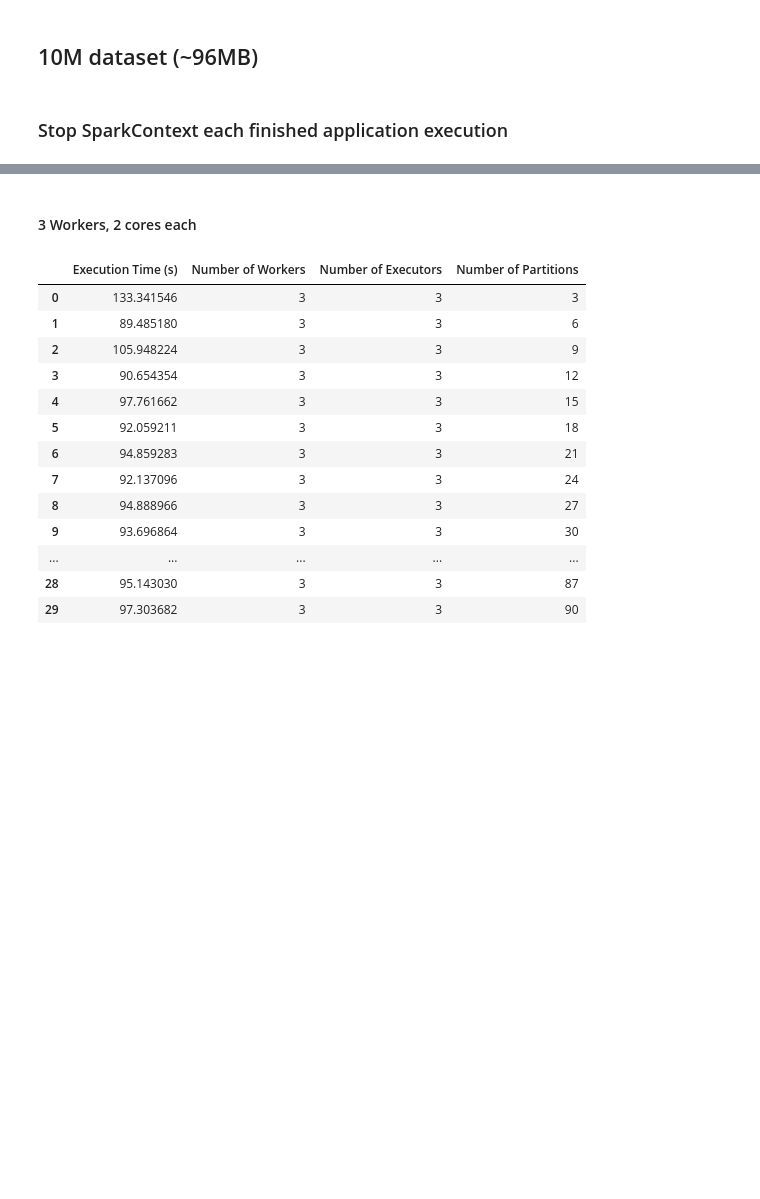
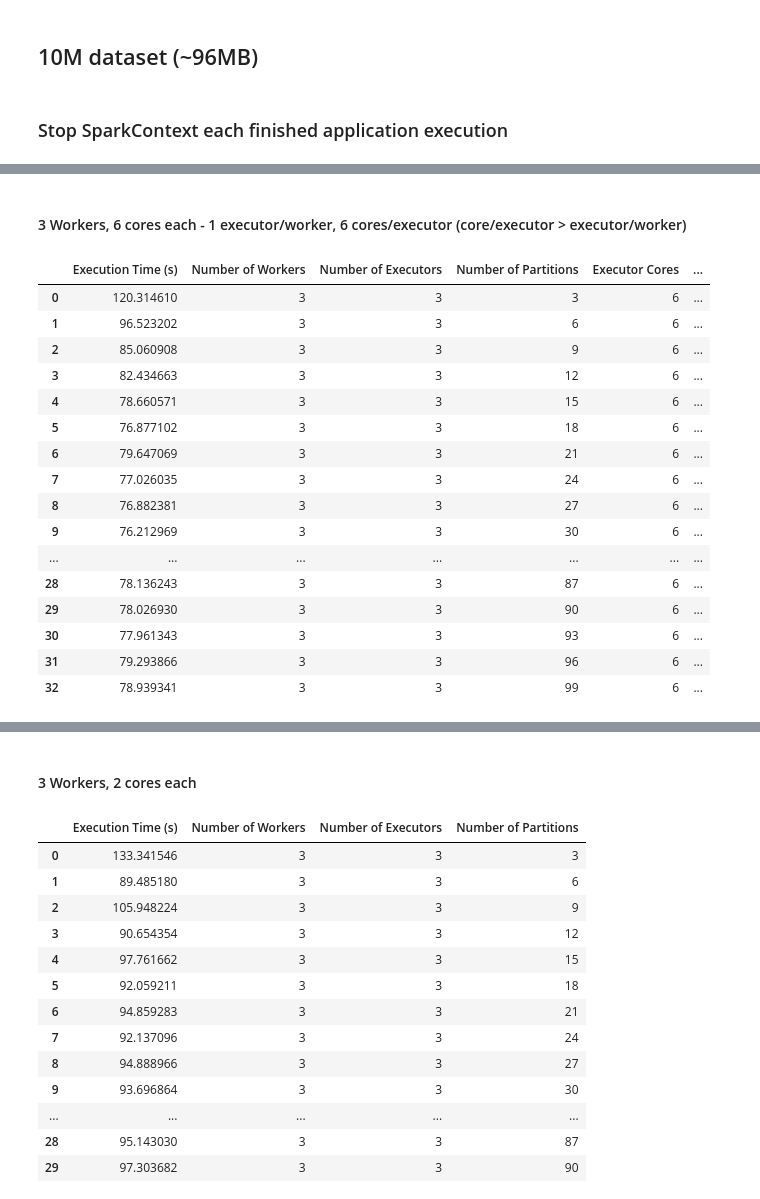
Before and after one commit to ddutjnrevenge-universe/DE_assignments, a Jupyter notebook: 080824/test.ipynb, the cells around one changed output, grey strips where cells are left out. Drawn from its saved outputs; the diff is of its cells as text; code cells hidden in the pictures; blank space fills up the shorter version.

```diff
--- a/080824/test.ipynb
+++ b/080824/test.ipynb
@@ -113,0 +153,25 @@ But why cannot submit with other partititon lower than 18 - it just passed the c
+# %% [markdown]
+#### 3 Workers, 6 cores each - 1 executor/worker, 6 cores/executor (core/executor > executor/worker)
+# %%
+import matplotlib.pyplot as plt
+
+df_test = pd.read_csv(r'F:\FPT\DE_assignments\080824\SparkScripts\input\results\6c_e_1e_w.csv')
+df_test.head(33)
+# %% [output]
+|  | Execution Time (s) | Number of Workers | Number of Executors | Number of Partitions | Executor Cores | ... |
+| 0 | 120.314610 | 3 | 3 | 3 | 6 | ... |
+| 1 | 96.523202 | 3 | 3 | 6 | 6 | ... |
+| 2 | 85.060908 | 3 | 3 | 9 | 6 | ... |
+| 3 | 82.434663 | 3 | 3 | 12 | 6 | ... |
+| 4 | 78.660571 | 3 | 3 | 15 | 6 | ... |
+| 5 | 76.877102 | 3 | 3 | 18 | 6 | ... |
+| 6 | 79.647069 | 3 | 3 | 21 | 6 | ... |
+| 7 | 77.026035 | 3 | 3 | 24 | 6 | ... |
+| 8 | 76.882381 | 3 | 3 | 27 | 6 | ... |
+| 9 | 76.212969 | 3 | 3 | 30 | 6 | ... |
+| ... | ... | ... | ... | ... | ... | ... |
+| 28 | 78.136243 | 3 | 3 | 87 | 6 | ... |
+| 29 | 78.026930 | 3 | 3 | 90 | 6 | ... |
+| 30 | 77.961343 | 3 | 3 | 93 | 6 | ... |
+| 31 | 79.293866 | 3 | 3 | 96 | 6 | ... |
+| 32 | 78.939341 | 3 | 3 | 99 | 6 | ... |
```
Also changed, not shown: parts of 4 cells of this notebook, 4 other files.
